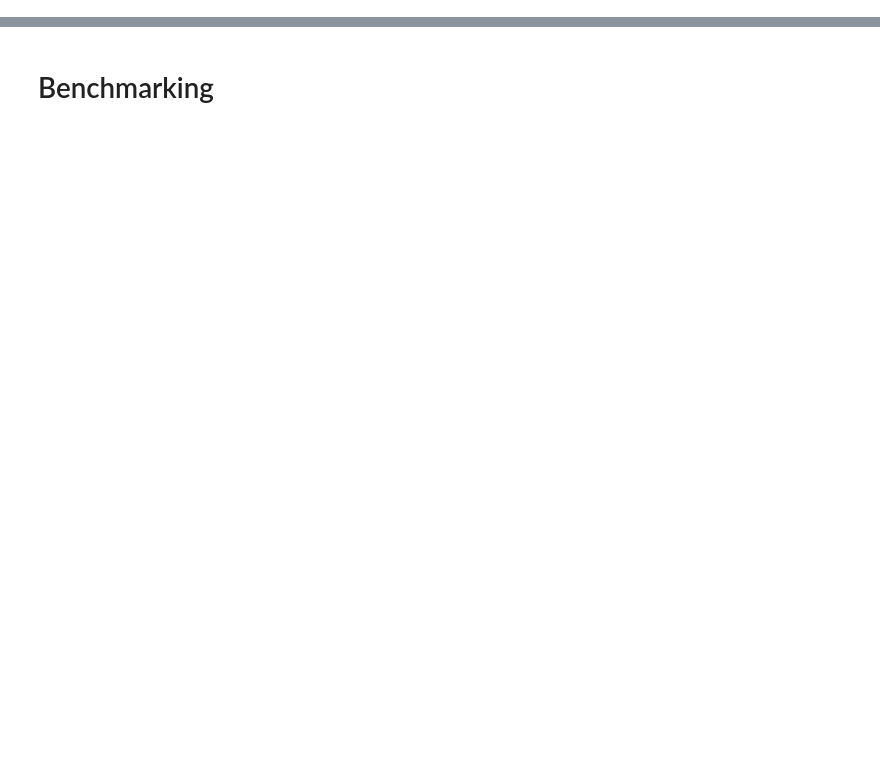
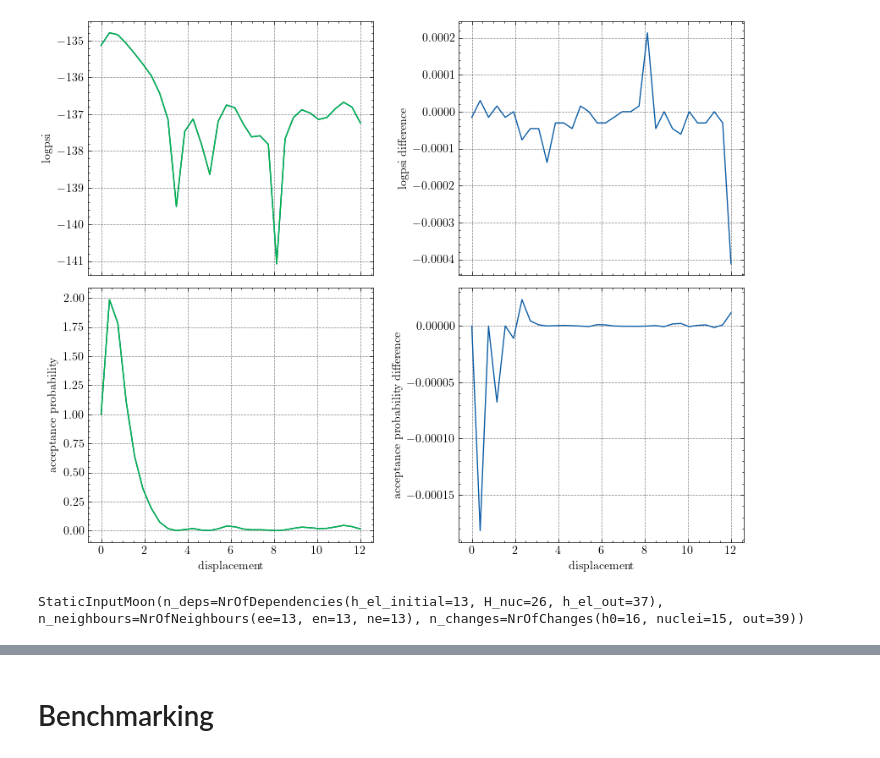
Before and after one commit to MScherbela/sparse_wf, a Jupyter notebook: notebooks/low_rank.ipynb, the cells around one changed output, grey strips where cells are left out. Drawn from its saved outputs; the diff is of its cells as text; code cells hidden in the pictures; blank space fills up the shorter version.

```diff
--- a/notebooks/low_rank.ipynb
+++ b/notebooks/low_rank.ipynb
@@ -46,5 +49,51 @@ static = wf.get_static_input(electrons)
 logpsi, state = wf.logpsi_with_state(params, electrons, static)
-# %%
-delta = jnp.concatenate([jnp.array([[0.1, 0, 0]]), jnp.zeros((199, 3))], axis=0)
-changed_idx = jnp.array([0])
+# %%
+idx = 11
+@jax.jit
+@jax.vmap
+def low_rank(delta):
+    inp = electrons.at[idx, 0].add(delta)
+    return wf.log_psi_log_rank_update(params, inp, jnp.array([idx]), static, state)[0]
+
+@jax.jit
+@jax.vmap
+def full_rank(delta):
+    inp = electrons.at[idx, 0].add(delta)
+    return wf.logpsi_with_state(params, inp, static)[0]
+# %%
+d = jnp.linspace(0, 12, 32)
+low_rank_values = low_rank(d)
+full_rank_values = full_rank(d)
+# %%
+import matplotlib.pyplot as plt
+import scienceplots
+plt.style.use(['science', 'grid'])
+fig, axes = plt.subplots(2, 2, figsize=(10, 8), sharex=True)
+ax1, ax2, ax3, ax4 = axes.ravel()
+ax1.plot(d, low_rank_values, label='low rank')
+ax1.plot(d, full_rank_values, label='low rank')
+ax1.set_ylabel('logpsi')
+
+ax2.plot(d, low_rank_values-full_rank_values)
+ax2.set_ylabel('logpsi difference')
+
+full_acc_prob = jnp.exp(2 * (full_rank_values - full_rank_values[0]))
+low_acc_prob = jnp.exp(2 * (low_rank_values - low_rank_values[0]))
+ax3.plot(d, full_acc_prob, label='full rank')
+ax3.plot(d, low_acc_prob, label='low rank')
+ax3.set_xlabel('displacement')
+ax3.set_ylabel('acceptance probability')
+
+ax4.plot(d, full_acc_prob - low_acc_prob, label='full rank')
+ax4.set_xlabel('displacement')
+ax4.set_ylabel('acceptance probability difference')
+
+plt.subplots_adjust(wspace=0.3, hspace=0.05)
+plt.show()
+# %% [output]
+[figure, added]
+# %%
+static
+# %% [output]
+StaticInputMoon(n_deps=NrOfDependencies(h_el_initial=13, H_nuc=26, h_el_out=37), n_neighbours=NrOfNeighbours(ee=13, en=13, ne=13), n_changes=NrOfChanges(h0=16, nuclei=15, out=39))
 # %%
```
Also changed, not shown: parts of 10 cells of this notebook.
